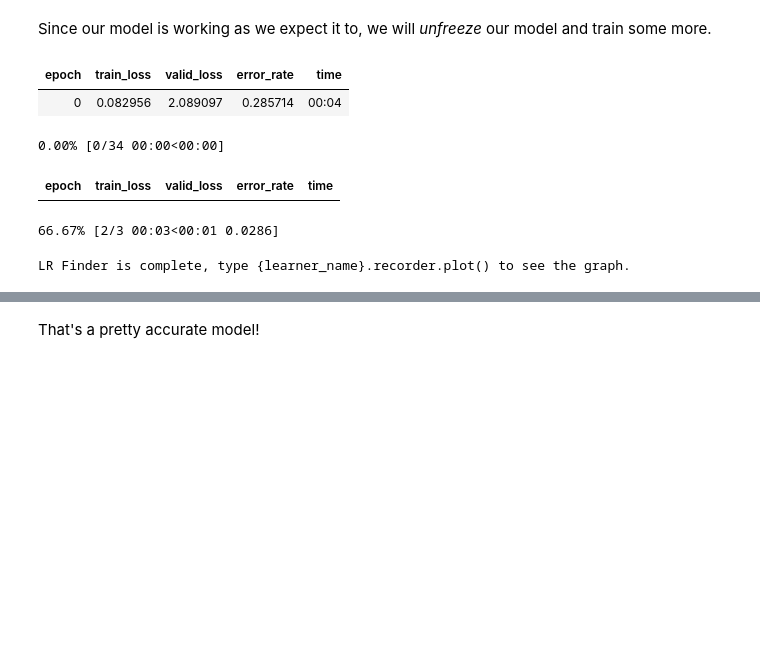
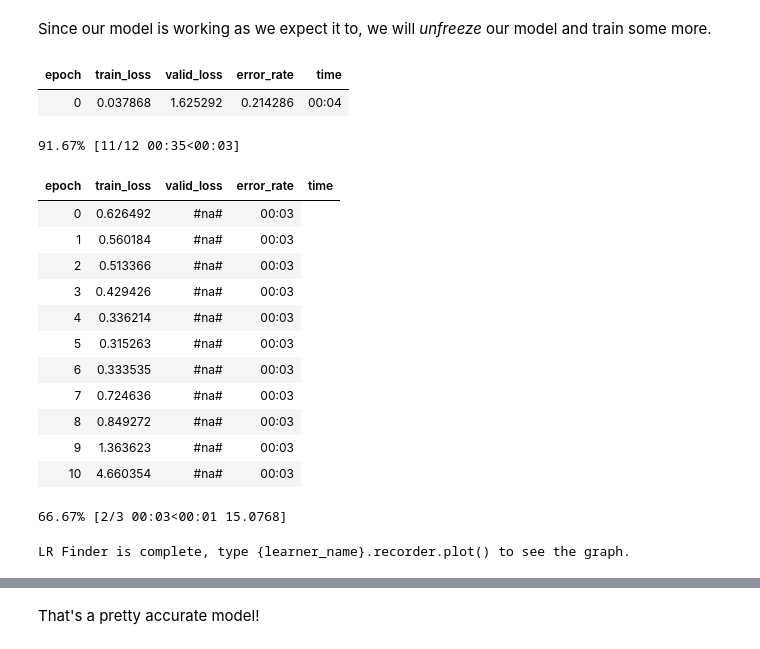
Before and after one commit to peigonhole/aicoc-ai-immersion, a Jupyter notebook: FastAI/01_fastai_image_classification.ipynb, the cells around one changed output, grey strips where cells are left out. Saved outputs shown, nothing was run; the diff lists cells and outputs as text; code cells hidden in the pictures; blank space fills up the shorter version.

```diff
--- a/FastAI/01_fastai_image_classification.ipynb
+++ b/FastAI/01_fastai_image_classification.ipynb
@@ -370,20 +370,32 @@ interp.most_confused(min_val=1)
 # %% [markdown]
 Since our model is working as we expect it to, we will *unfreeze* our model and train some more.
 # %%
+learn.load('stage-1')
 learn.unfreeze()
 # %%
 learn.fit_one_cycle(1)
 # %% [output]
 | epoch | train_loss | valid_loss | error_rate | time |
-| 0 | 0.082956 | 2.089097 | 0.285714 | 00:04 |
+| 0 | 0.037868 | 1.625292 | 0.214286 | 00:04 |
 # %%
 # learn.load('stage-1');
 # %%
-learn.lr_find()
+learn.lr_find(stop_div=False, num_it=36)
 # %% [output]
-0.00% [0/34 00:00<00:00]
+91.67% [11/12 00:35<00:03]
 | epoch | train_loss | valid_loss | error_rate | time |
+| 0 | 0.626492 | #na# | 00:03 |
+| 1 | 0.560184 | #na# | 00:03 |
+| 2 | 0.513366 | #na# | 00:03 |
+| 3 | 0.429426 | #na# | 00:03 |
+| 4 | 0.336214 | #na# | 00:03 |
+| 5 | 0.315263 | #na# | 00:03 |
+| 6 | 0.333535 | #na# | 00:03 |
+| 7 | 0.724636 | #na# | 00:03 |
+| 8 | 0.849272 | #na# | 00:03 |
+| 9 | 1.363623 | #na# | 00:03 |
+| 10 | 4.660354 | #na# | 00:03 |
-66.67% [2/3 00:03<00:01 0.0286]
+66.67% [2/3 00:03<00:01 15.0768]
 LR Finder is complete, type {learner_name}.recorder.plot() to see the graph.
 # %%
 learn.recorder.plot()
```
Also changed, not shown: parts of 7 cells of this notebook.
